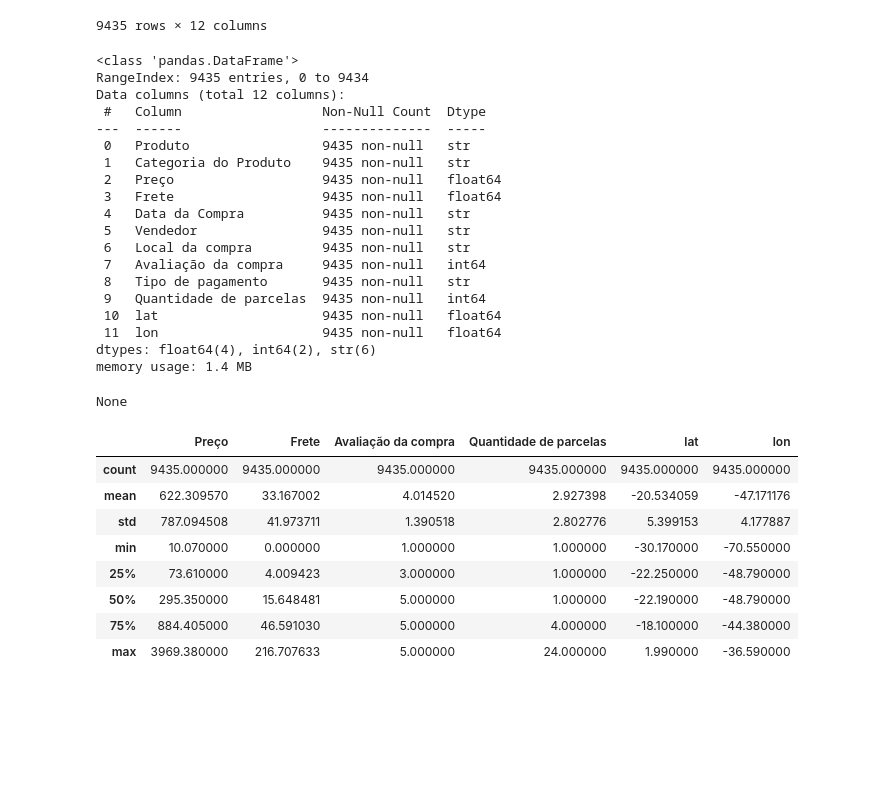
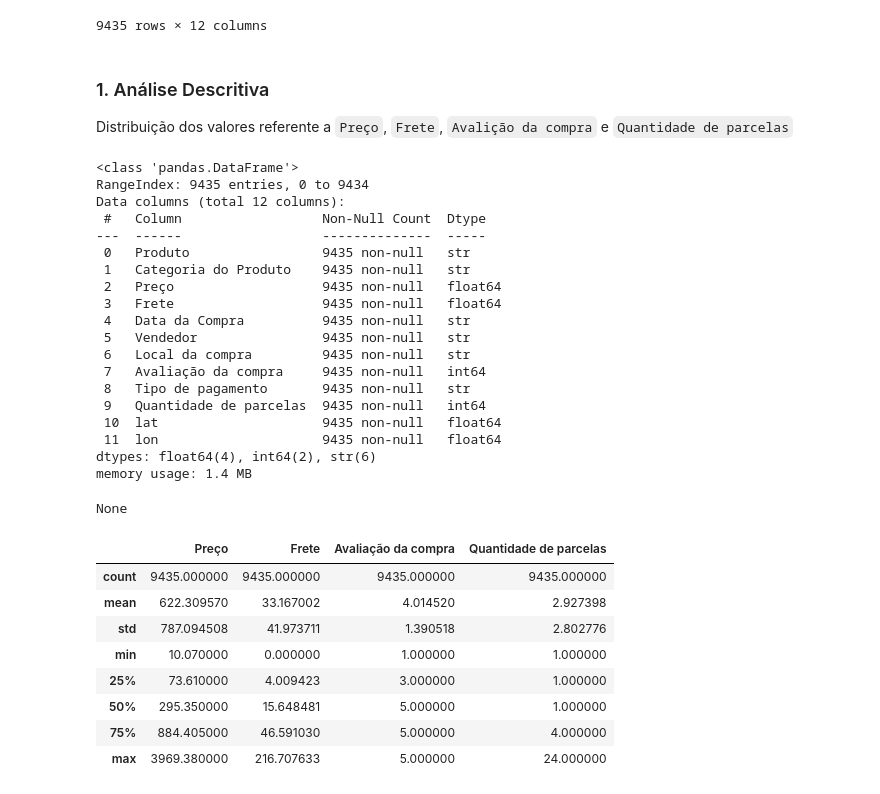
Before and after one commit to gideaofigueiredo/streamlit-dashboard-vendas, a Jupyter notebook: dashboard.ipynb, the cells around one changed output. Cells and saved outputs as stored; diff of their text form; code cells hidden in the pictures; blank space fills up the shorter version.

```diff
--- a/dashboard.ipynb
+++ b/dashboard.ipynb
@@ -19,36 +19,39 @@ display(dados)
 | 9433 | Faqueiro | utilidades domesticas | 52.49 | 0.000000 | 31/12/2022 | Larissa Alves | DF | ... |
 | 9434 | Micro-ondas | eletrodomesticos | 711.30 | 35.459024 | 31/12/2022 | Bianca Santos | MA | ... |
 9435 rows × 12 columns
+# %% [markdown]
+### 1. Análise Descritiva
+Distribuição dos valores referente a `Preço`, `Frete`, `Avalição da compra` e `Quantidade de parcelas`
 # %%
 display(dados.info())
-display(dados.describe())
+display(dados[["Preço","Frete","Avaliação da compra","Quantidade de parcelas"]].describe())
 # %% [output]
 <class 'pandas.DataFrame'>
 RangeIndex: 9435 entries, 0 to 9434
 Data columns (total 12 columns):
  #   Column                  Non-Null Count  Dtype
 ---  ------                  --------------  -----
  0   Produto                 9435 non-null   str
  1   Categoria do Produto    9435 non-null   str
  2   Preço                   9435 non-null   float64
  3   Frete                   9435 non-null   float64
  4   Data da Compra          9435 non-null   str
  5   Vendedor                9435 non-null   str
  6   Local da compra         9435 non-null   str
  7   Avaliação da compra     9435 non-null   int64
  8   Tipo de pagamento       9435 non-null   str
  9   Quantidade de parcelas  9435 non-null   int64
  10  lat                     9435 non-null   float64
  11  lon                     9435 non-null   float64
 dtypes: float64(4), int64(2), str(6)
 memory usage: 1.4 MB
 None
-|  | Preço | Frete | Avaliação da compra | Quantidade de parcelas | lat | lon |
-| count | 9435.000000 | 9435.000000 | 9435.000000 | 9435.000000 | 9435.000000 | 9435.000000 |
-| mean | 622.309570 | 33.167002 | 4.014520 | 2.927398 | -20.534059 | -47.171176 |
-| std | 787.094508 | 41.973711 | 1.390518 | 2.802776 | 5.399153 | 4.177887 |
-| min | 10.070000 | 0.000000 | 1.000000 | 1.000000 | -30.170000 | -70.550000 |
-| 25% | 73.610000 | 4.009423 | 3.000000 | 1.000000 | -22.250000 | -48.790000 |
-| 50% | 295.350000 | 15.648481 | 5.000000 | 1.000000 | -22.190000 | -48.790000 |
-| 75% | 884.405000 | 46.591030 | 5.000000 | 4.000000 | -18.100000 | -44.380000 |
-| max | 3969.380000 | 216.707633 | 5.000000 | 24.000000 | 1.990000 | -36.590000 |
+|  | Preço | Frete | Avaliação da compra | Quantidade de parcelas |
+| count | 9435.000000 | 9435.000000 | 9435.000000 | 9435.000000 |
+| mean | 622.309570 | 33.167002 | 4.014520 | 2.927398 |
+| std | 787.094508 | 41.973711 | 1.390518 | 2.802776 |
+| min | 10.070000 | 0.000000 | 1.000000 | 1.000000 |
+| 25% | 73.610000 | 4.009423 | 3.000000 | 1.000000 |
+| 50% | 295.350000 | 15.648481 | 5.000000 | 1.000000 |
+| 75% | 884.405000 | 46.591030 | 5.000000 | 4.000000 |
+| max | 3969.380000 | 216.707633 | 5.000000 | 24.000000 |
```
Also changed, not shown: parts of 13 cells of this notebook.
